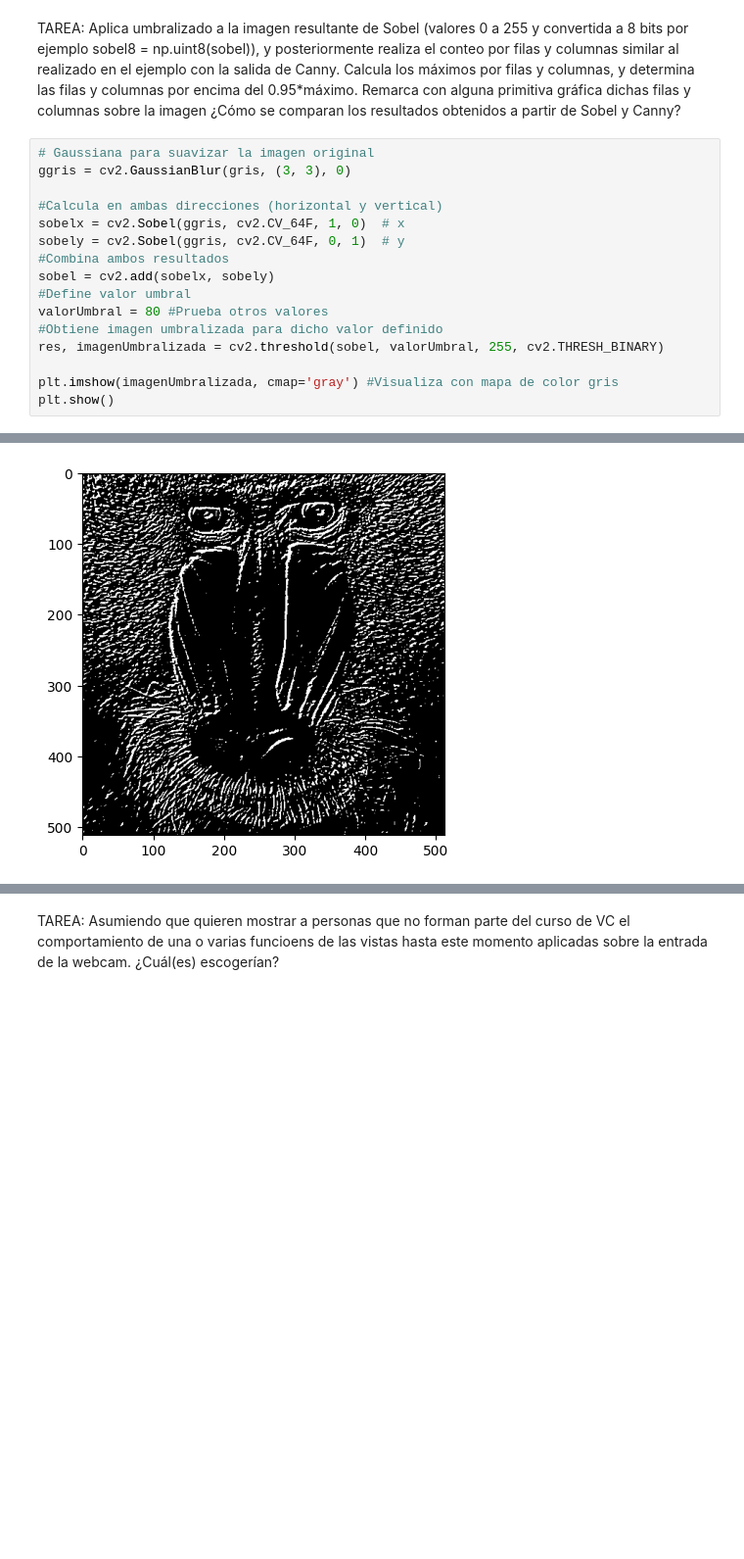
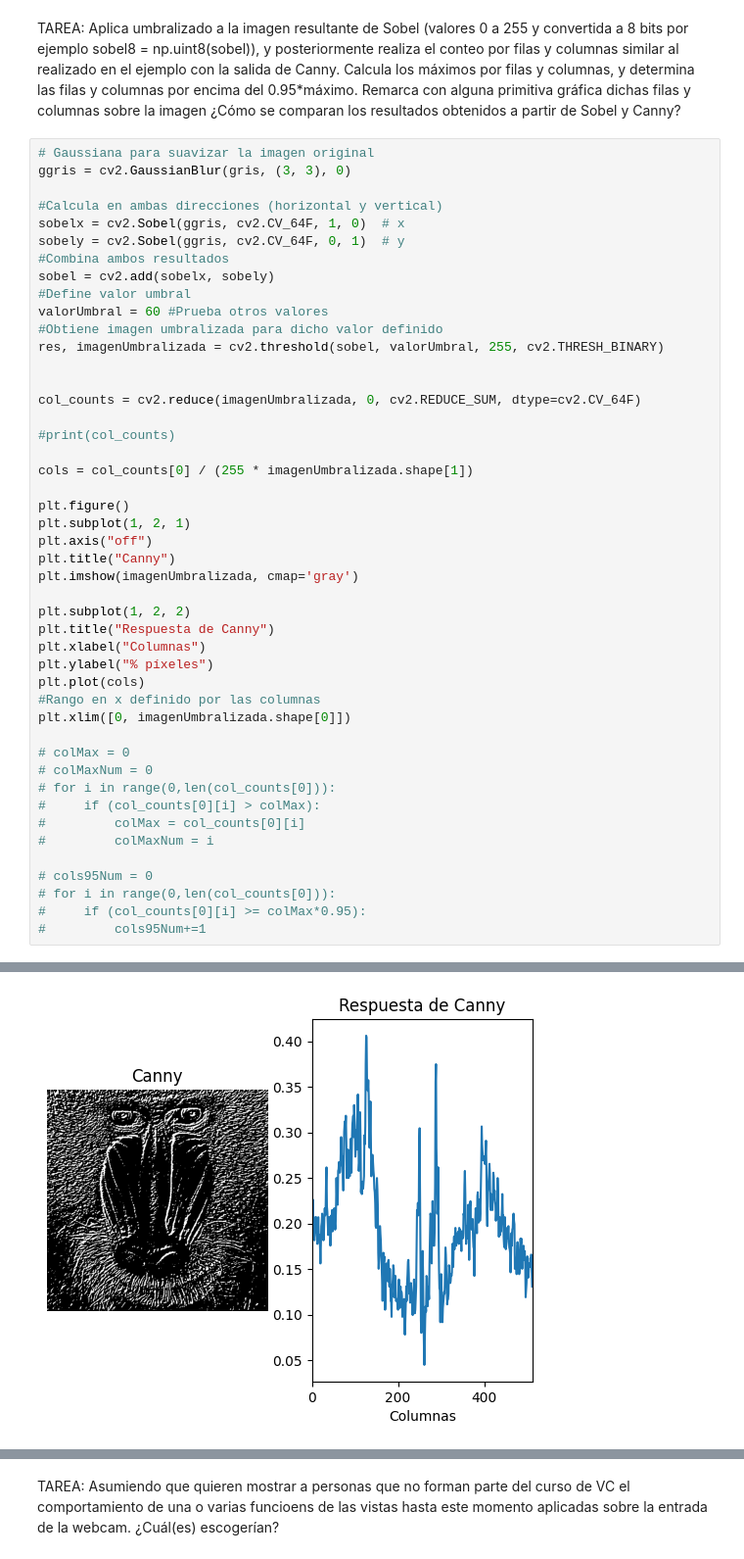
Before and after one commit to xskere/practicasVC, a Jupyter notebook: P2/VC_P2.ipynb, the cells around one changed output, grey strips where cells are left out. Shown: that part at 98% size. Cells and saved outputs as stored; diff of their text form; blank space fills up the shorter version.

```diff
--- a/P2/VC_P2.ipynb
+++ b/P2/VC_P2.ipynb
@@ -106,10 +125,40 @@ sobely = cv2.Sobel(ggris, cv2.CV_64F, 0, 1)  # y
 #Combina ambos resultados
 sobel = cv2.add(sobelx, sobely)
 #Define valor umbral
-valorUmbral = 80 #Prueba otros valores
+valorUmbral = 60 #Prueba otros valores
 #Obtiene imagen umbralizada para dicho valor definido
 res, imagenUmbralizada = cv2.threshold(sobel, valorUmbral, 255, cv2.THRESH_BINARY)
 
-plt.imshow(imagenUmbralizada, cmap='gray') #Visualiza con mapa de color gris
-plt.show()
+
+col_counts = cv2.reduce(imagenUmbralizada, 0, cv2.REDUCE_SUM, dtype=cv2.CV_64F)
+
+#print(col_counts)
+
+cols = col_counts[0] / (255 * imagenUmbralizada.shape[1])
+
+plt.figure()
+plt.subplot(1, 2, 1)
+plt.axis("off")
+plt.title("Canny")
+plt.imshow(imagenUmbralizada, cmap='gray')
+
+plt.subplot(1, 2, 2)
+plt.title("Respuesta de Canny")
+plt.xlabel("Columnas")
+plt.ylabel("% píxeles")
+plt.plot(cols)
+#Rango en x definido por las columnas
+plt.xlim([0, imagenUmbralizada.shape[0]])
+
+# colMax = 0
+# colMaxNum = 0
+# for i in range(0,len(col_counts[0])):
+#     if (col_counts[0][i] > colMax):
+#         colMax = col_counts[0][i]
+#         colMaxNum = i
+
+# cols95Num = 0
+# for i in range(0,len(col_counts[0])):
+#     if (col_counts[0][i] >= colMax*0.95):
+#         cols95Num+=1
 # %% [output]
@@ -116 +166 @@ plt.show()
-[figure, old version]
+[figure, new version]
```
Also changed, not shown: parts of 4 cells of this notebook.
